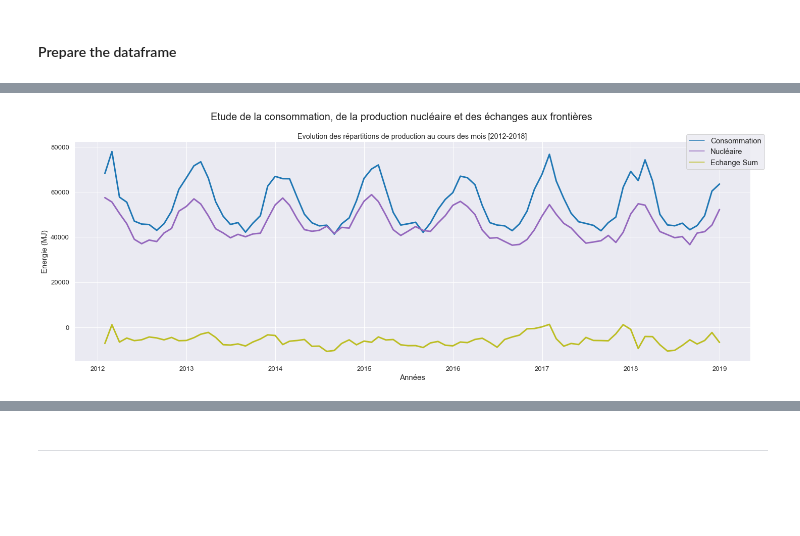
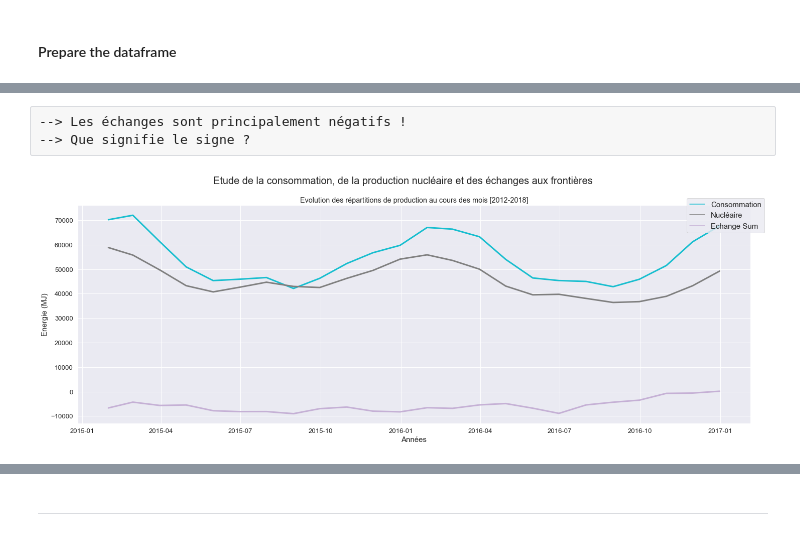
Before and after one commit to ManuLabricole/CDN-Statistique, a Jupyter notebook: Notebooks/Energy_Study.ipynb, the cells around one changed output, grey strips where cells are left out. Drawn from its saved outputs; the diff is of its cells as text; code cells hidden in the pictures; blank space fills up the shorter version.

```diff
--- a/Notebooks/Energy_Study.ipynb
+++ b/Notebooks/Energy_Study.ipynb
@@ -310,7 +310,8 @@ memory usage: 231.1+ MB
 #### Plot style
 # %%
 colors = sns.color_palette('rocket', n_colors=12)
-colors=sns.color_palette("tab10", n_colors=12)
+colors = sns.color_palette("tab10", n_colors=12)
+colors = sns.color_palette("tab20_r", 16)
+sns.palplot(colors)
 sns.set_style("darkgrid")
-colors
 # %% [output]
@@ -538,24 +582,28 @@ plt.show()
+# %% [raw]
+--> Les échanges sont principalement négatifs !
+--> Que signifie le signe ?
 # %%
-data = df_echange.resample("M").mean()
+# RAPPEL --> Jouer sur les interval avec le .LOC
+data = df_echange.resample("M").mean().loc['2015':'2016']
 
 fig, ax = plt.subplots(figsize=(24, 8))
 fig.suptitle("Etude de la consommation, de la production nucléaire et des échanges aux frontières", fontsize=20)
 
 
 sns.lineplot(
     data=data[["Consommation", "Nucléaire", "Echange Sum"]],
     ax=ax,
     palette=colors[0:12:4],
     dashes=False,
     linewidth=3
 
 )
 ax.set_xlabel('Années', fontsize=15)
 ax.set_ylabel('Energie (MJ)', fontsize=15)
 ax.set_title('Evolution des répartitions de production au cours des mois [2012-2018]')
 
 # Handle y legend
 ax.legend(bbox_to_anchor=(0.9, 1.05), loc=2, borderaxespad=0.5, fontsize=15)
 plt.show()
 # %% [output]
-[figure, old version]
+[figure, new version]
```
Also changed, not shown: parts of 65 cells of this notebook.
